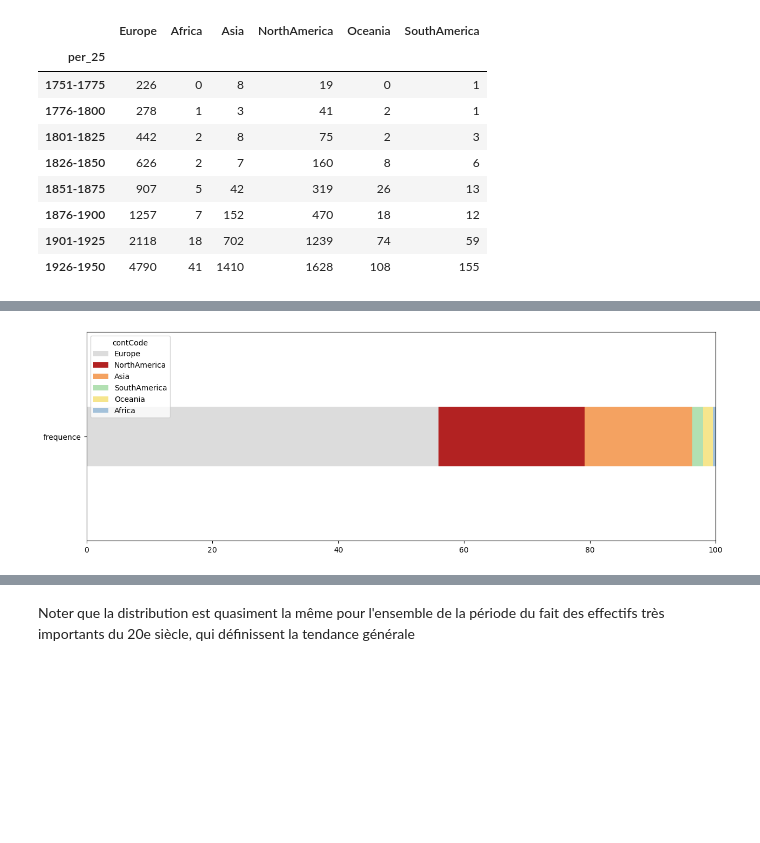
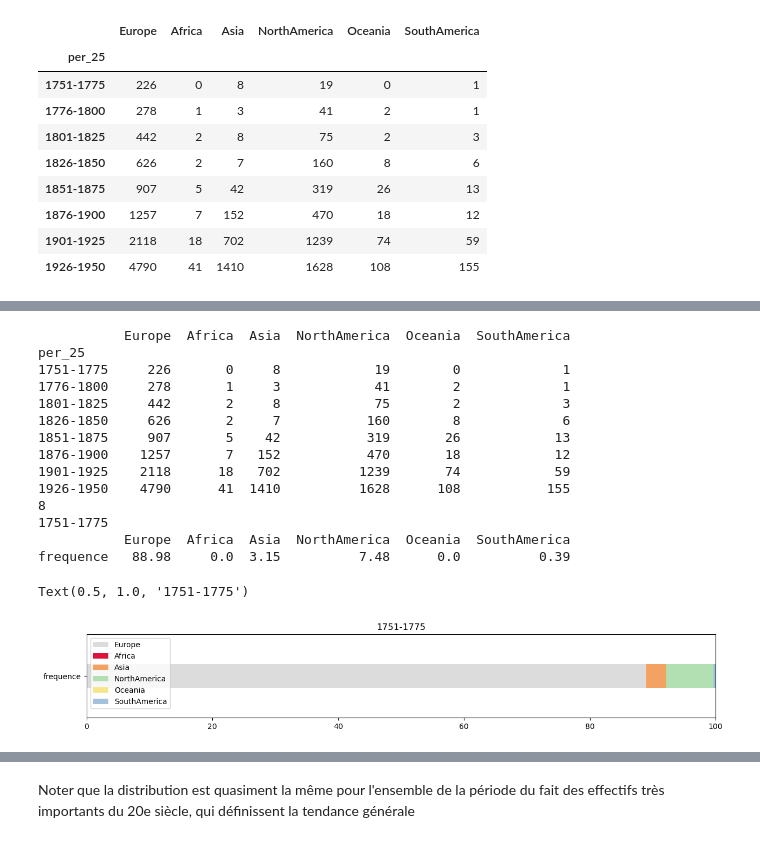
Before and after one commit to Chiodo53/astronomers, a Jupyter notebook: notebooks_jupyter/wikidata_exploration/wdt_distribution_continents_triplestore.ipynb, the cells around one changed output, grey strips where cells are left out. Drawn from its saved outputs; the diff is of its cells as text; code cells hidden in the pictures; blank space fills up the shorter version.

```diff
--- a/notebooks_jupyter/wikidata_exploration/wdt_distribution_continents_triplestore.ipynb
+++ b/notebooks_jupyter/wikidata_exploration/wdt_distribution_continents_triplestore.ipynb
@@ -365,10 +354,30 @@ ljt
-# %%
-
-### Pandas plot reference
-# https://pandas.pydata.org/pandas-docs/stable/reference/api/pandas.DataFrame.plot.html
-## Barplots
-# https://www.shanelynn.ie/bar-plots-in-python-using-pandas-dataframes/
-
-fig = ljt.plot(kind='barh', stacked=True, figsize=(15,5), color=col_palette_1, width=0.2, xlim=[0,100])
-# %% [output]
-[figure, removed]
+# %%
+print(merged)
+print(len(merged))
+#print(merged.index.to_list())
+df = pd.DataFrame(merged.iloc[0 , ])
+print(df.columns[0])
+#df.columns=['effectif']
+df['frequence'] = (100 * df / df.sum()).round(2)
+ljt = pd.DataFrame(df['frequence']).T
+
+print(ljt)
+fig = ljt.plot(kind='barh', stacked=True, figsize=(15,2), color=col_palette_1, width=0.2, xlim=[0,100])
+fig.set_title(df.columns[0])
+# %% [output]
+           Europe  Africa  Asia  NorthAmerica  Oceania  SouthAmerica
+per_25
+1751-1775     226       0     8            19        0             1
+1776-1800     278       1     3            41        2             1
+1801-1825     442       2     8            75        2             3
+1826-1850     626       2     7           160        8             6
+1851-1875     907       5    42           319       26            13
+1876-1900    1257       7   152           470       18            12
+1901-1925    2118      18   702          1239       74            59
+1926-1950    4790      41  1410          1628      108           155
+8
+1751-1775
+           Europe  Africa  Asia  NorthAmerica  Oceania  SouthAmerica
+frequence   88.98     0.0  3.15          7.48      0.0          0.39
+Text(0.5, 1.0, '1751-1775')
+[figure, added]
```
Also changed, not shown: parts of 11 cells of this notebook.
